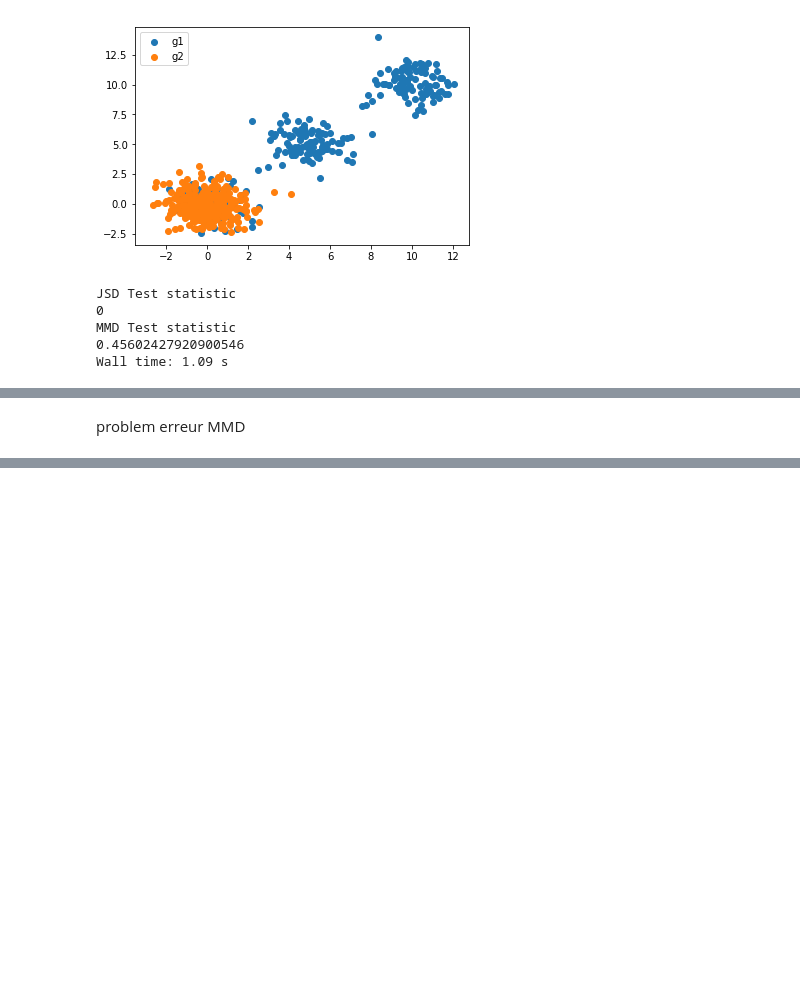
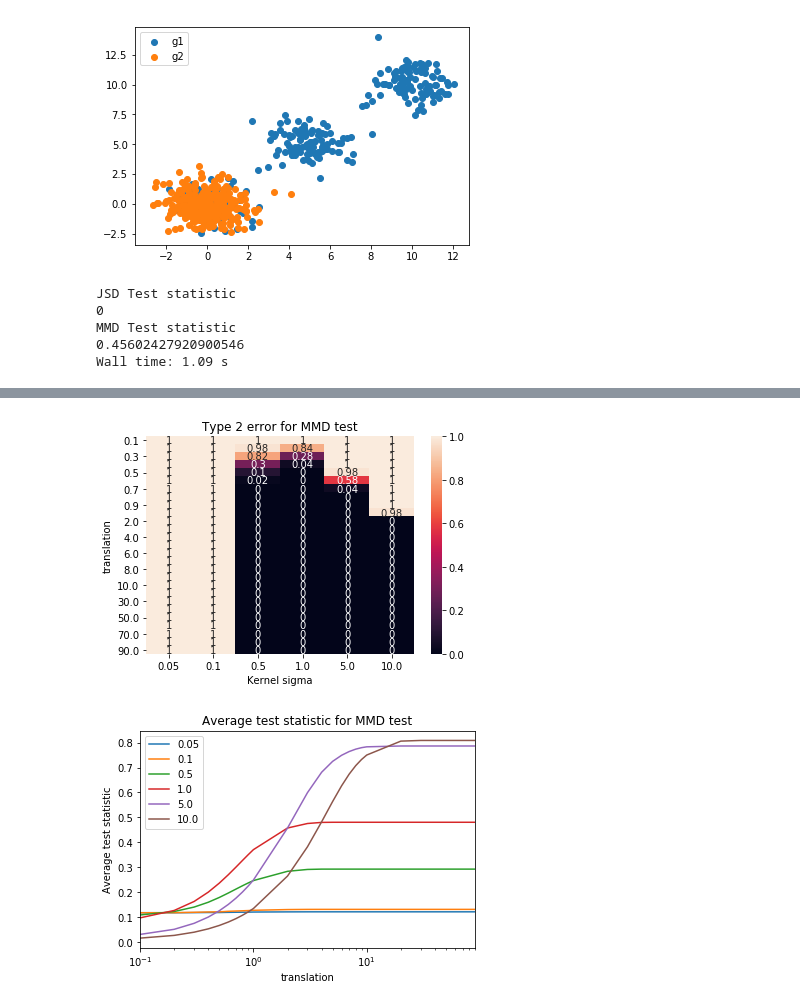
Before and after one commit to mariondechallens/GMDA, a Jupyter notebook: Results.ipynb, the cells around one changed output, grey strips where cells are left out. Cells and saved outputs as stored; diff of their text form; code cells hidden in the pictures; blank space fills up the shorter version.

```diff
--- a/Results.ipynb
+++ b/Results.ipynb
@@ -400,22 +389,3 @@ JSD Test statistic
 MMD Test statistic
 0.45602427920900546
 Wall time: 1.09 s
-# %%
-def compare(g1,g2,k=0.66,sigma=1, n_permutations=20, alpha=0.95):
-
-    #JSD
-    rd.seed(0)
-    kofn_power = k
-    fk = DDBC_feedback(
-        g1, g2,
-    )
-
-    fk.permutation_test(n_permutations=n_permutations)
-
-    #MMD
-    kernel_class = GaussianKernel(sigma=sigma)
-    test = MMD_test(kernel_class=kernel_class, alpha=alpha, biased=True)
-
-    test.fit(X=g1, Y=g2, verbose=False)
-
-    return fk.b, test.T, fk.test_result, test.test_result
@@ -546,2 +391,0 @@ proba of accepting H0 under H1 for MMD test =0.63
-# %% [markdown]
-problem erreur MMD
@@ -547,0 +470,55 @@ problem erreur MMD
+# %%
+###########################################################################
+test = "MMD"
+param_list =  [0.05, 0.1, 0.5, 1, 5, 10]
+alpha=0.95
+n_permutations=20
+N_test=50  # number test for each configuration
+
+# parameters for Gaussian
+pas_list=[0.1, 1, 10]
+d=2
+N_dim=3
+N_translations=10
+n=50
+s=1
+###########################################################################
+result = {}
+for pas in pas_list:
+    result[pas] = compare_echantillon(
+        test, param_list,
+        N_test=N_test, pas=pas, d=d, N_dim=N_dim, N_translations=N_translations, n=n, s=s, n_permutations=n_permutations,
+        alpha=alpha
+    )
+
+
+err_type_2_df = pd.concat([result[pas][0] for pas in pas_list], axis=0)
+test_stat_df = pd.concat([result[pas][1] for pas in pas_list], axis=0)
+if test == "JSD":
+    test_p_val_df = pd.concat([result[pas][2] for pas in pas_list], axis=0)
+
+# display results
+err_type_2_df.index = np.round(err_type_2_df.index, 5)
+
+plt.figure()
+ax = sns.heatmap(err_type_2_df, annot=True)
+ax.set_title(f"Type 2 error for {test} test")
+ax.set_ylabel("translation")
+xlabel = "kofn power" if test == "JSD" else "Kernel sigma"
+ax.set_xlabel(xlabel)
+plt.show()
+
+ax = test_stat_df.plot(title=f"Average test statistic for {test} test")
+ax.set_xlabel("translation")
+ax.set_ylabel("Average test statistic")
+ax.set_xscale('log')
+plt.show();
+
+if test == "JSD":
+    test_p_val_df.plot(title="Average p-value")
+    ax = test_p_val_df.plot(title=f"Average p-value for {test} test")
+    ax.set_xlabel("translation")
+    ax.set_ylabel("Average p-value")
+    ax.set_xscale('log')
+    plt.show();
+# %% [output]
@@ -547,0 +528,2 @@ problem erreur MMD
+[figure, added]
+[figure, added]
```
Also changed, not shown: parts of 12 cells of this notebook, 1 other file.
